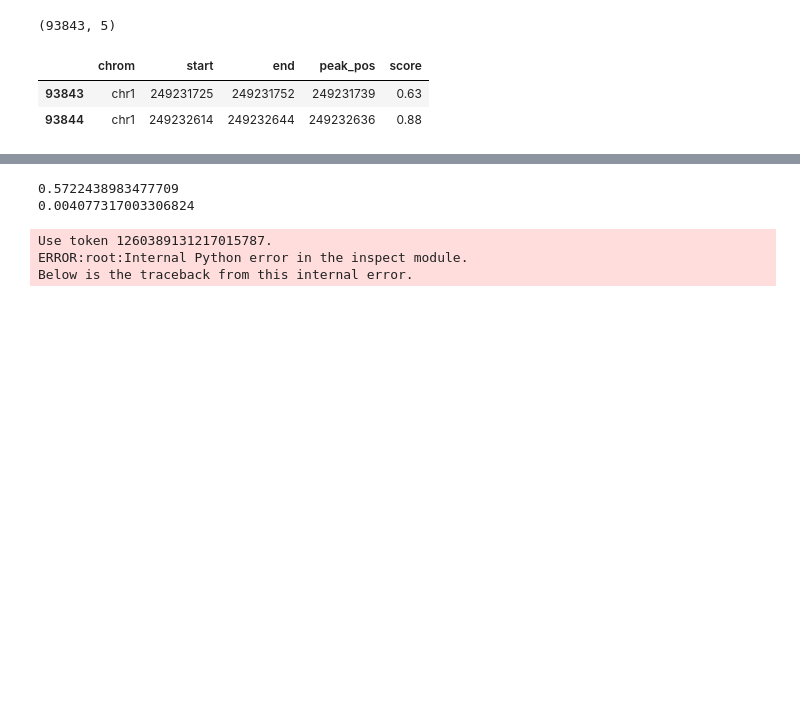
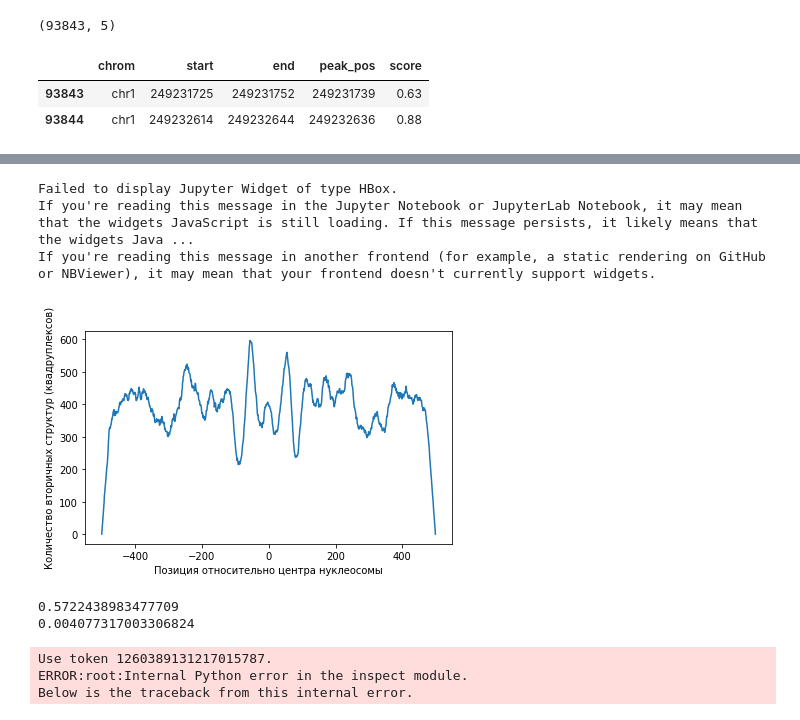
Before and after one commit to eamag/secpunct, a Jupyter notebook: notebooks/prototyping.ipynb, the cells around one changed output, grey strips where cells are left out. Drawn from its saved outputs; the diff is of its cells as text; code cells hidden in the pictures; blank space fills up the shorter version.

```diff
--- a/notebooks/prototyping.ipynb
+++ b/notebooks/prototyping.ipynb
@@ -131,3 +220,49 @@ uplifted.tail()
+# %%
+def quadr(uplifted):
+    """
+see s15_30
+    :param uplifted: uplifted array from function above
+    """
+    base_path = "/home/konovalovdmitry/results"
+    filename = "chr1.out"
+    path_to_file = os.path.join(base_path, filename)
+    df = pd.read_csv(path_to_file, sep=' ', header=None)
+    cols = ['chr', 'start', 'end', 'seq']
+    df.columns = cols
+    df.drop(['seq', 'chr'], axis=1, inplace=True)
+    df = df.apply(pd.to_numeric)
+
+    # # or you can open it like this:
+    # all_quad_coords = pd.read_csv('/home/konovalovdmitry/results/all_quad_coords.tsv', sep='\t', header=None)
+    # all_quad_coords = all_quad_coords[all_quad_coords[0] == 'chr1']
+    # cols = ['chr', 'start', 'end']
+    # all_quad_coords.columns = cols
+    # df = all_quad_coords.copy()
+
+    cumsum_arr = np.zeros(1000)
+
+    for peak_pos in tqdm(pd.to_numeric(uplifted.peak_pos)):
+        temp_df = df[(df['start'] > peak_pos - 500) & (df['end'] < peak_pos + 500)]
+        for ind, row in temp_df.iterrows():
+            for i in range(int(row['start']) - peak_pos + 500, int(row['end']) - peak_pos + 500):
+                cumsum_arr[i] += 1
+    return cumsum_arr
+cumsum_arr = quadr(uplifted)
+# %% [output]
+Failed to display Jupyter Widget of type HBox.
+If you're reading this message in the Jupyter Notebook or JupyterLab Notebook, it may mean that the widgets JavaScript is still loading. If this message persists, it likely means that the widgets Java ...
+If you're reading this message in another frontend (for example, a static rendering on GitHub or NBViewer), it may mean that your frontend doesn't currently support widgets.
+# %%
+x = np.arange(-500, 500)
+plt.plot(x, cumsum_arr)
+plt.ylabel('Количество вторичных структур (квадруплексов)')
+plt.xlabel('Позиция относительно центра нуклеосомы')
+# plt.ylim(75000, 110000)
+plt.tight_layout()
+plt.savefig('../pictures/quad_nucleosome-centered.png', dpi=300)
+plt.savefig('../epses/quad_nucleosome-centered.eps', format='eps', dpi=1000)
+# %% [output]
+[figure, added]
 # %%
 # tsne = TSNE(n_jobs=8)
 # transformed = tsne.fit_transform(features.loc[:, features.columns != 'PropertyName'])
```
Also changed, not shown: parts of 8 cells of this notebook, 13 other files.
